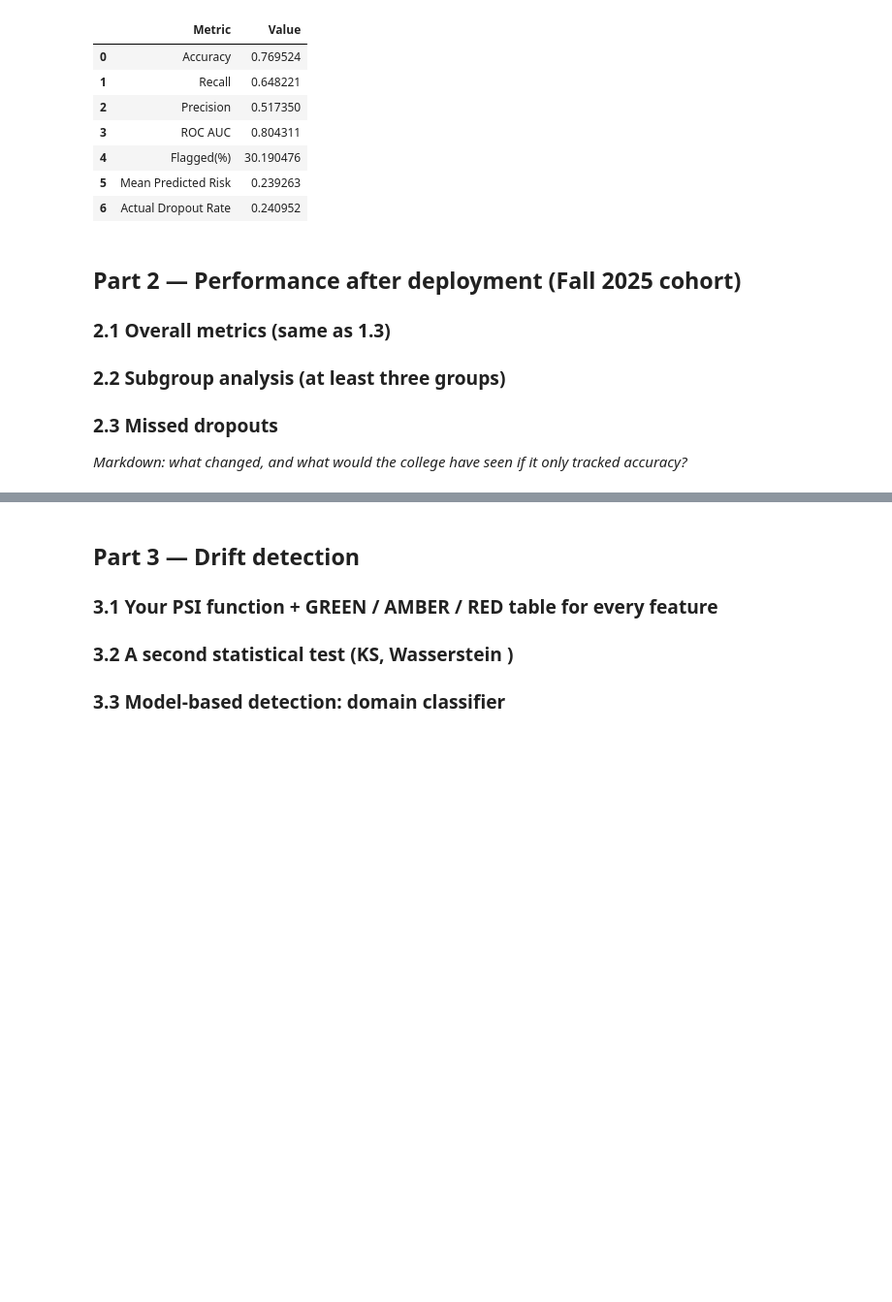
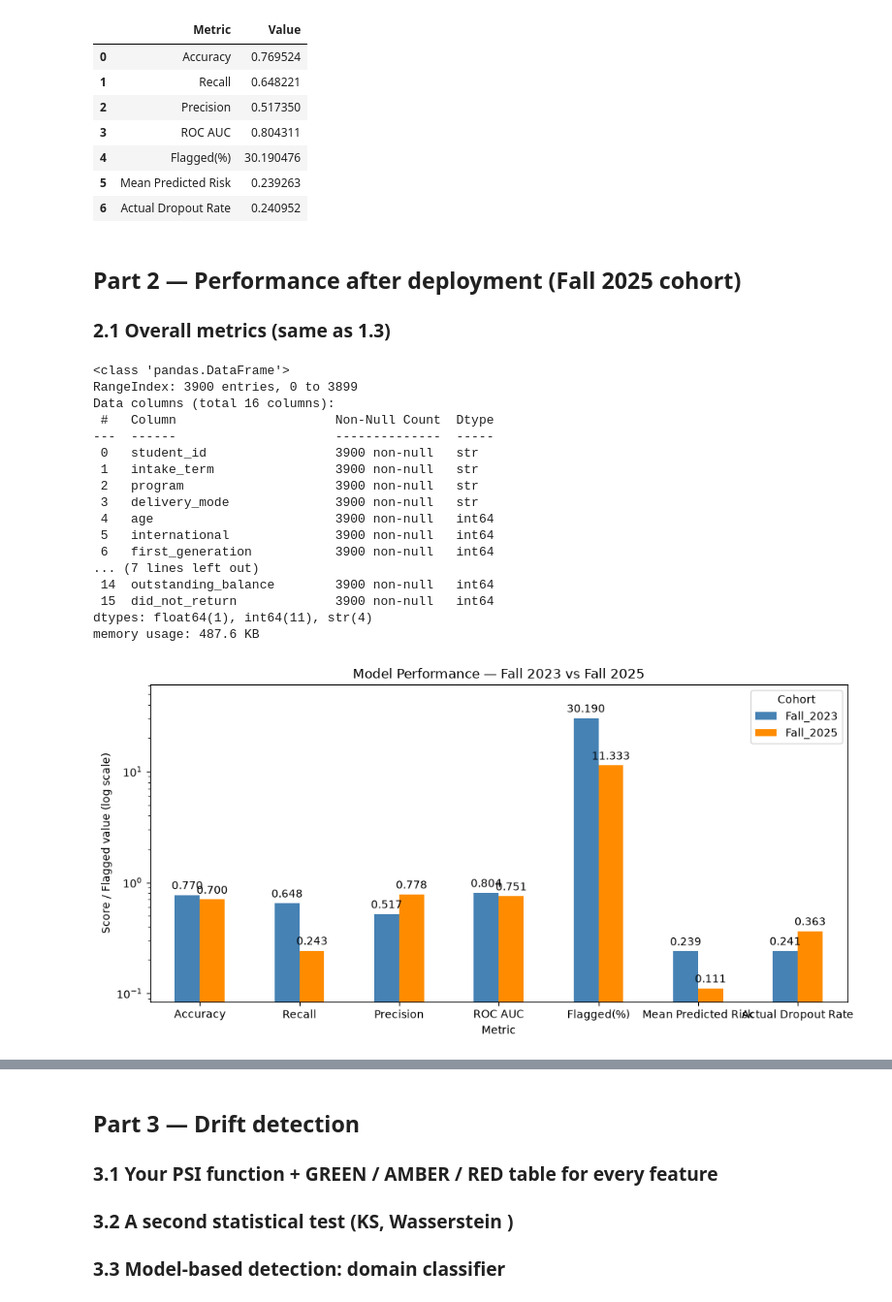
Before and after one commit to Gabriel10-10/Model-Drift-Auditor, a Jupyter notebook: notebooks/Assignment2_Notebook_Skeleton.ipynb, the cells around one changed output, grey strips where cells are left out. Shown at 97% size. Saved outputs shown, nothing was run; the diff lists cells and outputs as text; code cells hidden in the pictures; blank space fills up the shorter version.

Commit message:
Apply the model on 2025 data

```diff
--- a/notebooks/Assignment2_Notebook_Skeleton.ipynb
+++ b/notebooks/Assignment2_Notebook_Skeleton.ipynb
@@ -196,8 +196,8 @@ plt.show()
 ### 1.2 Train your model (25% held-out test set)
 # %%
 
-dropped_attributes = ["student_id", "intake_term"]
-dataset = fall23_data.drop(columns=dropped_attributes)
+dropped_attributes = ["student_id", "intake_term", "did_not_return"]
+features = fall23_data.drop(columns=dropped_attributes)
 
 categorical_features = ["program", "delivery_mode"]
 binary_features = ["international", "first_generation", "financial_aid"]
@@ -205,8 +205,7 @@ binary_features = ["international", "first_generation", "financial_aid"]
 numerical_features = [col for col in numeric_features if col not in ["did_not_return", "international", "first_generation", "financial_aid"]]
 
 # define features and target variable
-features = dataset.drop(columns=["did_not_return"])
-target = dataset["did_not_return"]
+target = fall23_data["did_not_return"]
 
 # splitting the dataset into training and testing sets
 
@@ -279,7 +278,7 @@ test_predictions_proba = model.predict_proba(features_test)[:,1]
 # %%
 predicted_labels = (test_predictions_proba>= 0.3).astype(int)
 
-metrics = pd.Series({
+metrics_23 = pd.Series({
     "Accuracy": accuracy_score(target_test, predicted_labels),
     "Recall": recall_score(target_test, predicted_labels),
     "Precision": precision_score(target_test, predicted_labels),
@@ -289,7 +288,7 @@ metrics = pd.Series({
     "Actual Dropout Rate": target_test.mean()
 })
 
-metrics_df = pd.DataFrame(metrics.items(), columns=["Metric", "Value"])
+metrics_df = pd.DataFrame(metrics_23.items(), columns=["Metric", "Value"])
 
 
 
@@ -316,6 +315,69 @@ metrics_df.head(10)
 # %% [markdown]
 ## Part 2 — Performance after deployment (Fall 2025 cohort)
 ### 2.1 Overall metrics (same as 1.3)
-### 2.2 Subgroup analysis (at least three groups)
-### 2.3 Missed dropouts
-*Markdown: what changed, and what would the college have seen if it only tracked accuracy?*
+# %%
+fall25_data.describe()
+fall25_data.info()
+
+
+features_25 = fall25_data.drop(columns=dropped_attributes)
+target_25 = fall25_data["did_not_return"]
+
+predictions_proba_25 = model.predict_proba(features_25)[:, 1]
+predicted_labels_25 = (predictions_proba_25 >= 0.3).astype(int)
+
+metrics_25 = pd.Series({
+   "Accuracy": accuracy_score(target_25, predicted_labels_25),
+   "Recall": recall_score(target_25, predicted_labels_25),
+   "Precision": precision_score(target_25, predicted_labels_25),
+   "ROC AUC": roc_auc_score(target_25, predictions_proba_25),
+   "Flagged(%)":  predicted_labels_25.mean()*100,
+   "Mean Predicted Risk": predictions_proba_25.mean(),
+   "Actual Dropout Rate": target_25.mean()
+})
+
+metrics_23_25 = pd.DataFrame({
+    "Fall_2023": metrics_23,
+    "Fall_2025": metrics_25
+})
+
+## Build a bar chart to compare the metrics between Fall 2023 and Fall 2025
+ax = metrics_23_25.plot(
+    kind="bar",
+    figsize=(10, 5),
+    color=["steelblue", "darkorange"],
+    rot=0
+)
+
+ax.set_yscale("log")
+ax.set_ylim(top=metrics_23_25.max().max() * 2)
+
+ax.set_title("Model Performance — Fall 2023 vs Fall 2025")
+ax.set_xlabel("Metric")
+ax.set_ylabel("Score / Flagged value (log scale)")
+ax.legend(title="Cohort")
+
+for container in ax.containers:
+    ax.bar_label(container, fmt="%.3f", padding=3)
+
+plt.tight_layout()
+plt.show()
+# %% [output]
+<class 'pandas.DataFrame'>
+RangeIndex: 3900 entries, 0 to 3899
+Data columns (total 16 columns):
+ #   Column                     Non-Null Count  Dtype
+---  ------                     --------------  -----
+ 0   student_id                 3900 non-null   str
+ 1   intake_term                3900 non-null   str
+ 2   program                    3900 non-null   str
+ 3   delivery_mode              3900 non-null   str
+ 4   age                        3900 non-null   int64
+ 5   international              3900 non-null   int64
+ 6   first_generation           3900 non-null   int64
+... (7 lines left out)
+ 14  outstanding_balance        3900 non-null   int64
+ 15  did_not_return             3900 non-null   int64
+dtypes: float64(1), int64(11), str(4)
+memory usage: 487.6 KB
+[figure, added]
```
Also changed, not shown: parts of 1 cell of this notebook.
